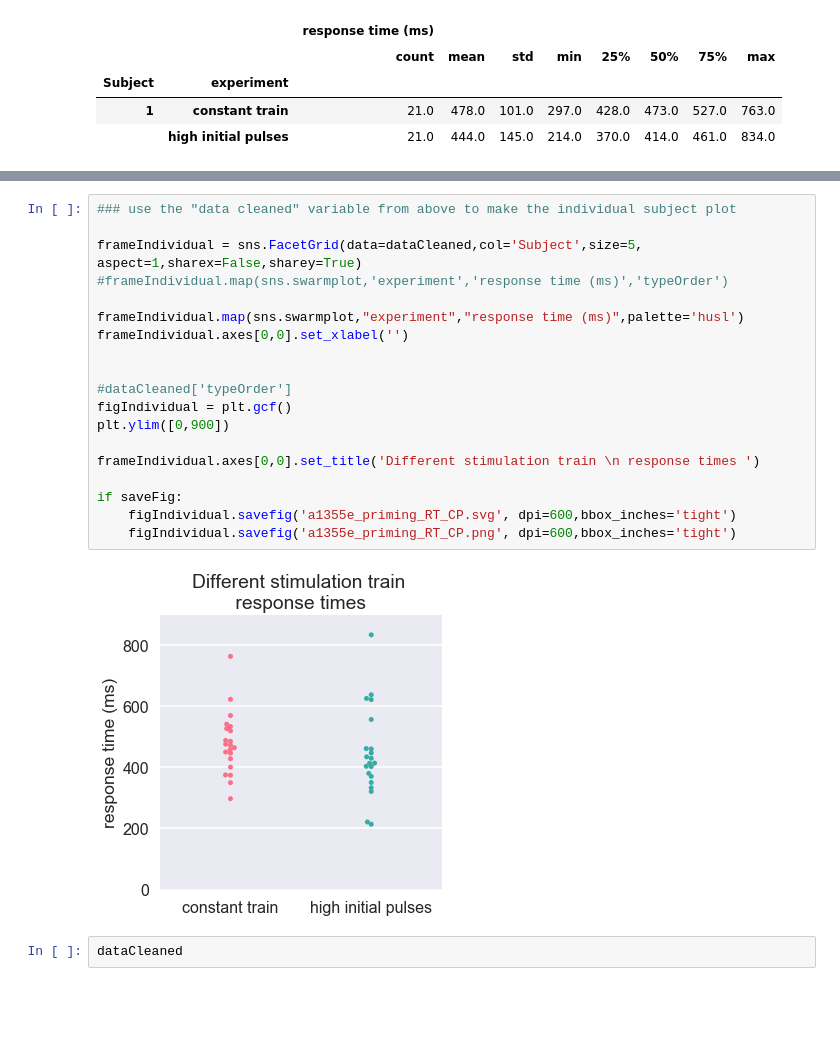
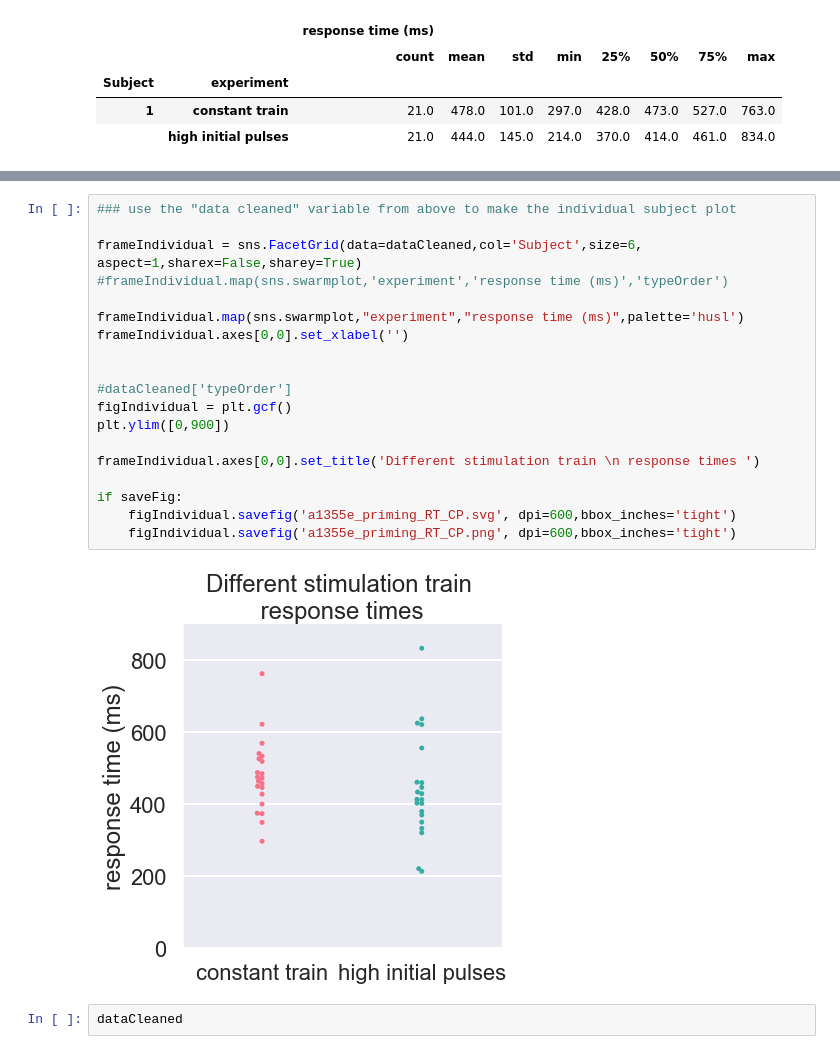
Before and after one commit to davidjuliancaldwell/StimulationResponseTimingPython, a Jupyter notebook: a1355e_priming.ipynb, the cells around one changed output, grey strips where cells are left out. Cells and saved outputs as stored; diff of their text form; blank space fills up the shorter version.

```diff
--- a/a1355e_priming.ipynb
+++ b/a1355e_priming.ipynb
@@ -132,24 +132,24 @@ No handles with labels found to put in legend.
 # %%
 ### use the "data cleaned" variable from above to make the individual subject plot
 
-frameIndividual = sns.FacetGrid(data=dataCleaned,col='Subject',size=5, aspect=1,sharex=False,sharey=True)
+frameIndividual = sns.FacetGrid(data=dataCleaned,col='Subject',size=6, aspect=1,sharex=False,sharey=True)
 #frameIndividual.map(sns.swarmplot,'experiment','response time (ms)','typeOrder')
 
 frameIndividual.map(sns.swarmplot,"experiment","response time (ms)",palette='husl')
 frameIndividual.axes[0,0].set_xlabel('')
 
 
 #dataCleaned['typeOrder']
 figIndividual = plt.gcf()
 plt.ylim([0,900])
 
 frameIndividual.axes[0,0].set_title('Different stimulation train \n response times ')
 
 if saveFig:
     figIndividual.savefig('a1355e_priming_RT_CP.svg', dpi=600,bbox_inches='tight')
     figIndividual.savefig('a1355e_priming_RT_CP.png', dpi=600,bbox_inches='tight')
 # %% [output]
-[figure, old version]
+[figure, new version]
 # %%
 dataCleaned
 # %% [output]
```
Also changed, not shown: parts of 2 cells of this notebook, 1 other file.
